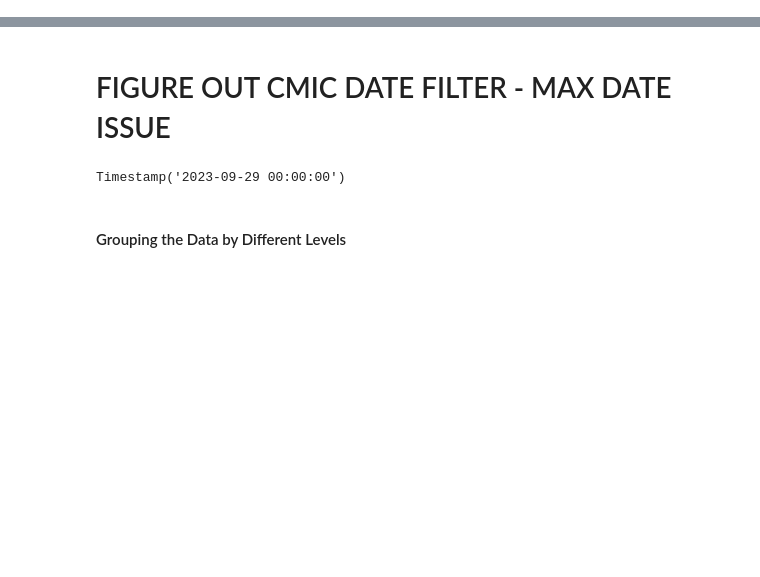
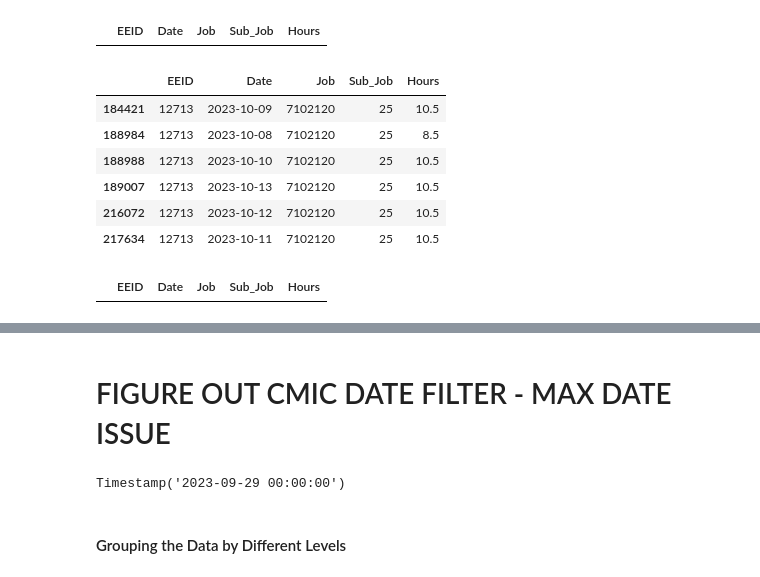
Before and after one commit to jbeachyMoss/LaborHours_Compare, a Jupyter notebook: DataValidation.ipynb, the cells around one changed output, grey strips where cells are left out. Saved outputs shown, nothing was run; the diff lists cells and outputs as text; code cells hidden in the pictures; blank space fills up the shorter version.

```diff
--- a/DataValidation.ipynb
+++ b/DataValidation.ipynb
@@ -74,0 +81,23 @@ wd_pr_df_comp = wd_pr_df.loc[:,wd_cols_keep]
+# %%
+#QC Work for Leanne on 10/16/2023 - Teams Chat
+### EEID == '12713' showing zero in WD, 61 in TCP
+#wd_pr_df_dev.loc[(wd_pr_df_dev['EmployeeID'] == '12713')]
+wd_pr_df_comp.loc[wd_filter&(wd_pr_df_comp['EEID'] == '12713')]
+# %% [output]
+|  | EEID | Date | Job | Sub_Job | Hours |
+# %%
+tcp_df_comp.loc[tcp_filter&(tcp_df_comp['EEID'] == '12713')]
+# %% [output]
+|  | EEID | Date | Job | Sub_Job | Hours |
+| 184421 | 12713 | 2023-10-09 | 7102120 | 25 | 10.5 |
+| 188984 | 12713 | 2023-10-08 | 7102120 | 25 | 8.5 |
+| 188988 | 12713 | 2023-10-10 | 7102120 | 25 | 10.5 |
+| 189007 | 12713 | 2023-10-13 | 7102120 | 25 | 10.5 |
+| 216072 | 12713 | 2023-10-12 | 7102120 | 25 | 10.5 |
+| 217634 | 12713 | 2023-10-11 | 7102120 | 25 | 10.5 |
+# %%
+#QC Work for Leanne on 10/16/2023 - Teams Chat
+### ['EEID'] == '98050' showing 52 in TCP,
+wd_pr_df_comp.loc[wd_pr_df_comp['EEID'] == '98050']
+# %% [output]
+|  | EEID | Date | Job | Sub_Job | Hours |
```
Also changed, not shown: parts of 2 cells of this notebook.
